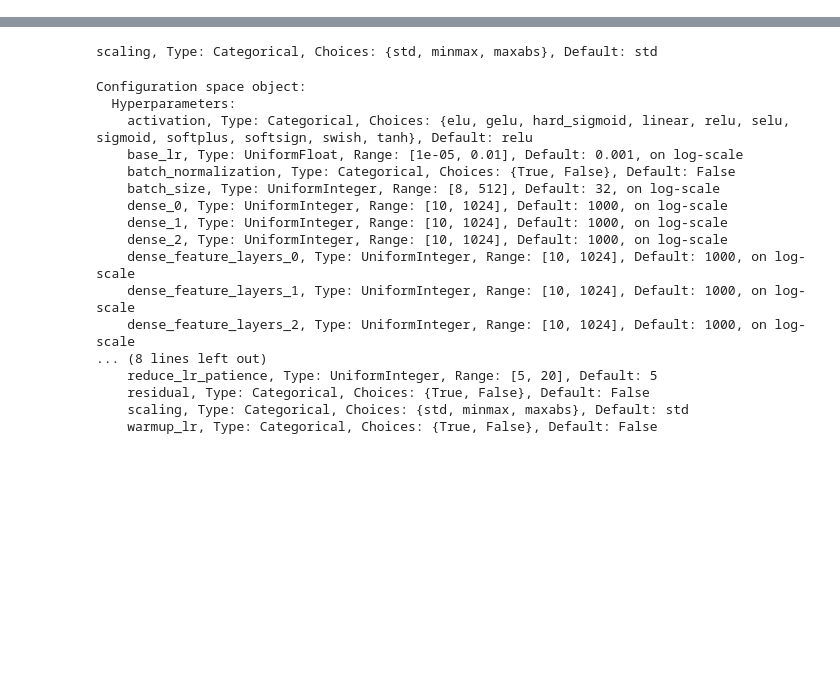
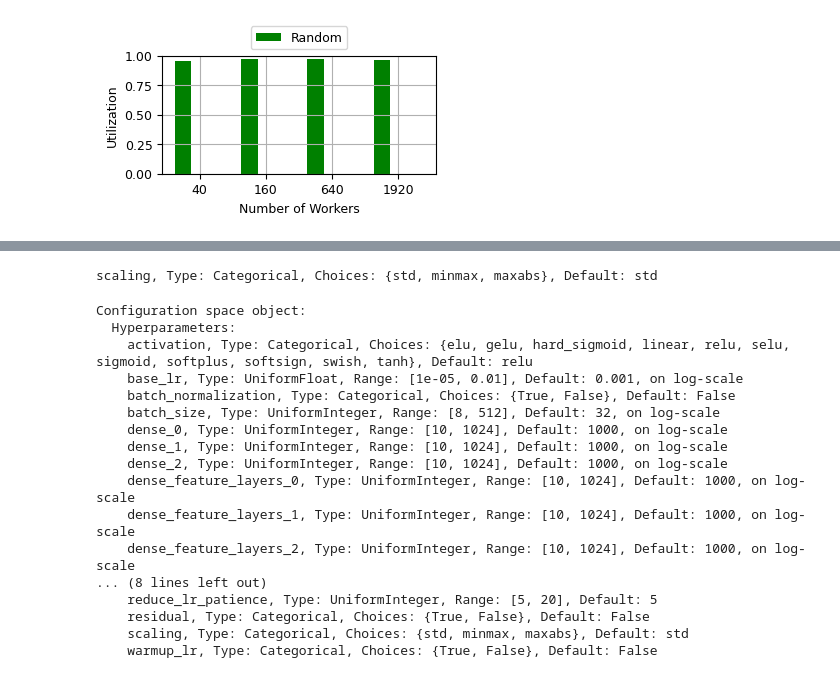
Before and after one commit to deephyper/scalable-bo, a Jupyter notebook: notebooks/Scaling-Plots-HPO.ipynb, the cells around one changed output, grey strips where cells are left out. Cells and saved outputs as stored; diff of their text form; code cells hidden in the pictures; blank space fills up the shorter version.

```diff
--- a/notebooks/Scaling-Plots-HPO.ipynb
+++ b/notebooks/Scaling-Plots-HPO.ipynb
@@ -158,0 +141,36 @@ np.mean([576, 798, 622, 581])/60
+# %%
+y = {
+    "Centralized": [0.978, 0.983, 0.728, 0.267],
+    "Decentralized": [0.972, 0.99, 0.992, 0.99],
+    "Random": [0.952, 0.973, 0.975, 0.967],
+}
+
+x = [(10*4)*(4**i) for i in range(3)] + [1920]
+
+ind = np.arange(len(x))
+width = 0.25
+
+plt.figure()
+
+bar0 = plt.bar(ind-width, y["Random"], width, color="green")
+bar1 = plt.bar(ind, np.zeros(len(ind)), width, color="red")
+bar2 = plt.bar(ind+width, np.zeros(len(ind)), width, color="blue")
+
+plt.xlabel("Number of Workers")
+plt.ylabel("Utilization")
+
+plt.xticks(ind, x)
+plt.legend(
+    (bar0,),
+    ("Random",),
+    loc="lower center",
+    ncols=3,
+    bbox_to_anchor=(0.5, 1.0)
+)
+plt.ylim(0,1)
+plt.grid()
+plt.tight_layout()
+plt.savefig("scaling-utilization-presentation-0.png")
+plt.show()
+# %% [output]
+[figure, added]
```
Also changed, not shown: parts of 6 cells of this notebook, 3 other files.
